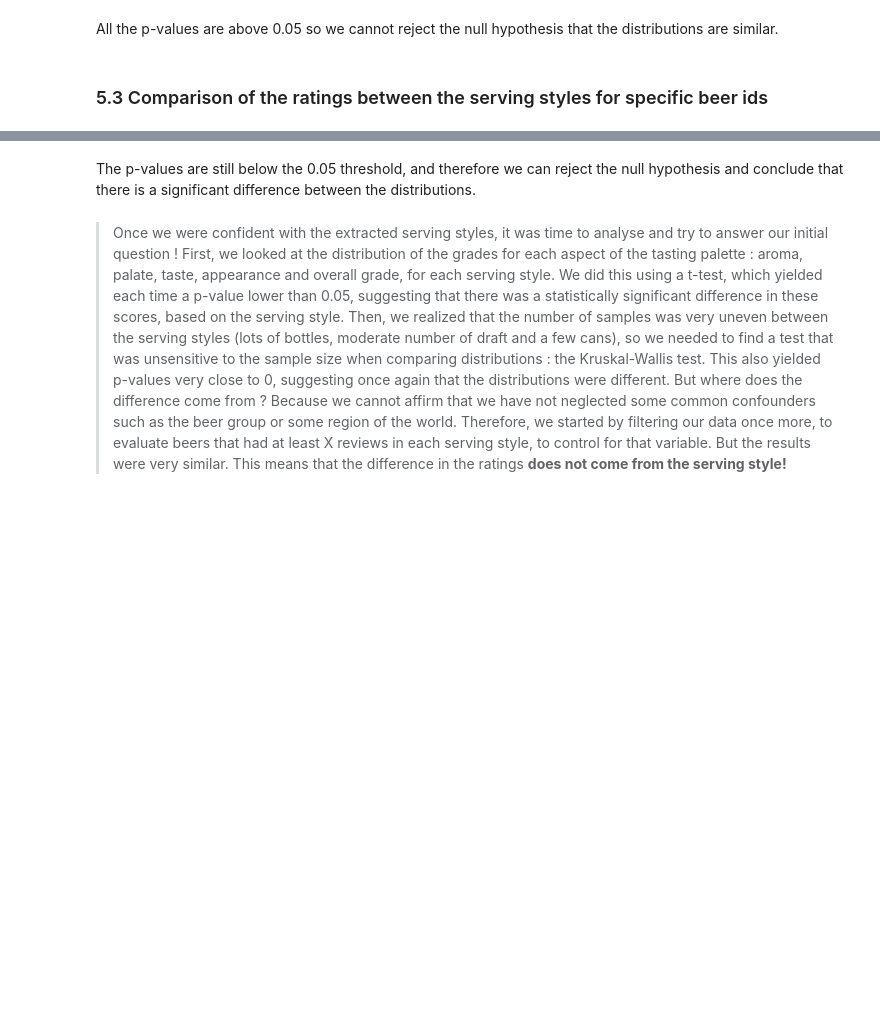
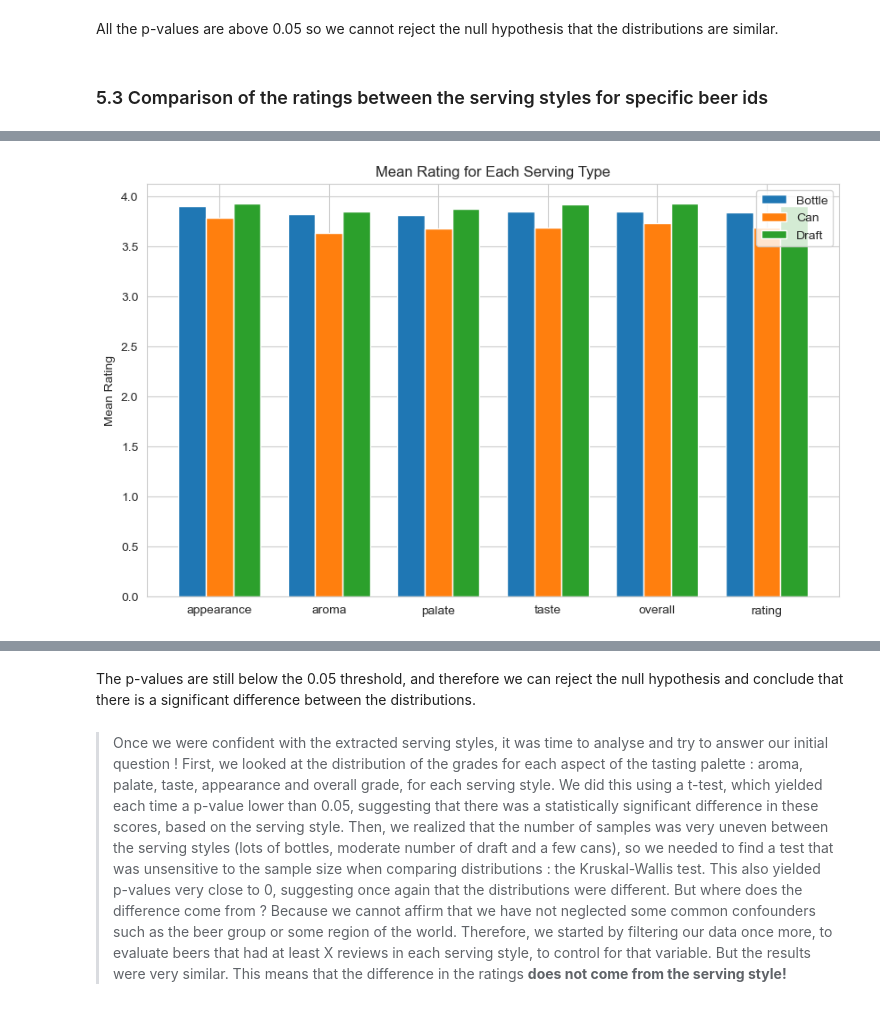
Before and after one commit to epfl-ada/ada-2023-project-beeradaventure46, a Jupyter notebook: Milestone_2_vic.ipynb, the cells around one changed output, grey strips where cells are left out. Drawn from its saved outputs; the diff is of its cells as text; code cells hidden in the pictures; blank space fills up the shorter version.

```diff
--- a/Milestone_2_vic.ipynb
+++ b/Milestone_2_vic.ipynb
@@ -1030,7 +16,0 @@ df_unknown.to_parquet(dataset_path + 'BA_classified_unknown.parquet', index=Fals
-# %%
-# show one review for each serving_type_rulebased
-for serving_type in df_unknown['serving_type_rulebased'].unique():
-    print('Serving type:', serving_type)
-    print(df_unknown[df_unknown['serving_type_rulebased'] == serving_type].sample(1, random_state= 46)['text'].values[0])
-    #print index of the review
-    print(df_unknown[df_unknown['serving_type_rulebased'] == serving_type].sample(1).index[0])
@@ -2550,0 +312,25 @@ draft vs bottle :  0.9809306818618878
+# %%
+# plot for each aspect in the same figure the mean rating for each serving type, with confidence intervals
+columns = ['appearance', 'aroma', 'palate', 'taste', 'overall', 'rating']
+means = np.zeros((len(columns), 3))
+
+for i in range(len(columns)):
+    means[i][0] = df[df['serving_type_rulebased'] == 'bottle'][columns[i]].mean()
+    means[i][1] = df[df['serving_type_rulebased'] == 'can'][columns[i]].mean()
+    means[i][2] = df[df['serving_type_rulebased'] == 'draft'][columns[i]].mean()
+
+# create the grouped bar chart
+fig, ax = plt.subplots(figsize=(10, 6))
+x = np.arange(len(columns))
+width = 0.25
+rects1 = ax.bar(x - width, means[:,0], width, label='Bottle')
+rects2 = ax.bar(x, means[:,1], width, label='Can')
+rects3 = ax.bar(x + width, means[:,2], width, label='Draft')
+ax.set_xticks(x)
+ax.set_xticklabels(columns)
+ax.set_ylabel('Mean Rating')
+ax.set_title('Mean Rating for Each Serving Type')
+ax.legend()
+plt.show()
+# %% [output]
+[figure, added]
```
Also changed, not shown: parts of 187 cells of this notebook, 12 other files.
